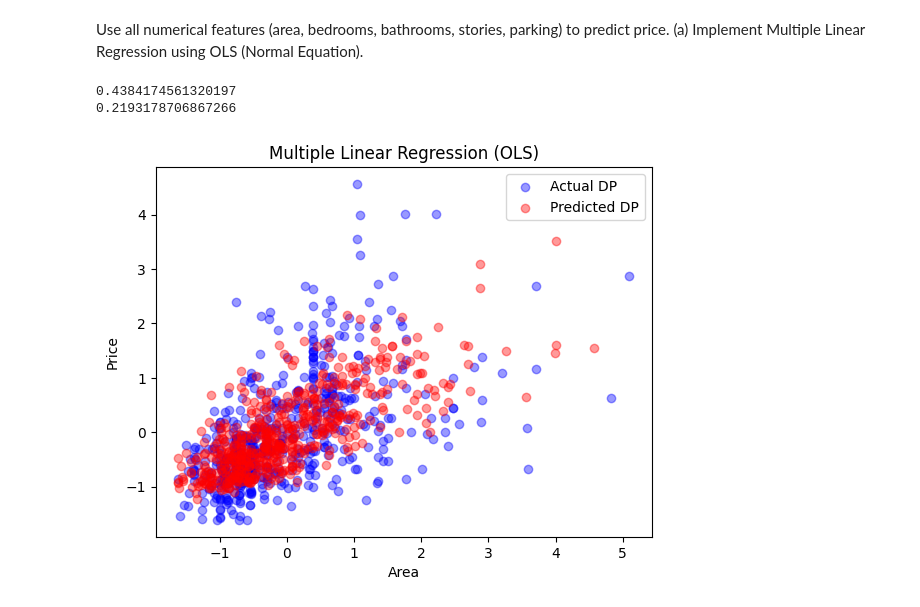
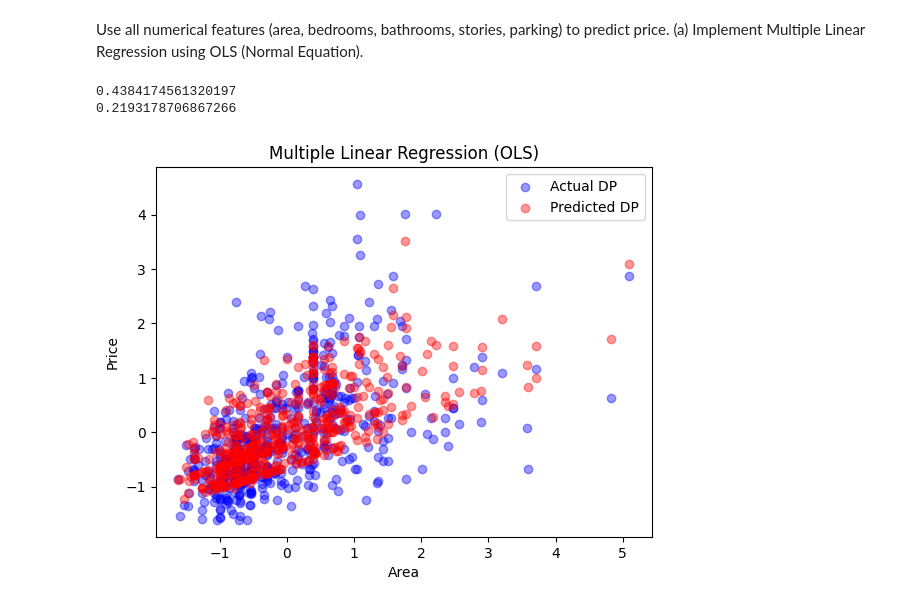
Before and after one commit to abhinandan2540/MLT-labwork, a Jupyter notebook: 26_aug_25/Q2_a.ipynb, the cells around one changed output. Cells and saved outputs as stored; diff of their text form; code cells hidden in the pictures.

```diff
--- a/26_aug_25/Q2_a.ipynb
+++ b/26_aug_25/Q2_a.ipynb
@@ -18,32 +18,32 @@ y_pn=np.array(csv_data['price'])
 x = (x_pn-np.mean(x_pn, axis=0))/np.std(x_pn, axis=0)
 y = (y_pn-np.mean(y_pn))/np.std(y_pn)
 
 
 # for cofficient matrix
 x_transpose=np.transpose(x)
 x_transpose_x=np.dot(x_transpose,x)
 x_transpose_y=np.dot(x_transpose,y)
 x_transpose_x_inv=np.linalg.inv(x_transpose_x)
 beta_cofficient=np.dot(x_transpose_x_inv,x_transpose_y)
 
 # predicted value
 y_prediction=np.dot(x,beta_cofficient)
 
 # model evaluation
 mse = mean_squared_error(y_prediction,y)
 r2=r2_score(y_prediction,y)
 print(mse)
 print(r2)
 
 # plotting
 plt.scatter(x[:,0],y,color='blue',alpha=0.4,label='Actual DP')
-plt.scatter(y,y_prediction,color='red',alpha=0.4,label='Predicted DP')
+plt.scatter(x[:,0],y_prediction,color='red',alpha=0.4,label='Predicted DP')
 plt.legend()
 plt.xlabel('Area')
 plt.ylabel('Price')
 plt.title('Multiple Linear Regression (OLS)')
 plt.show()
 # %% [output]
 0.4384174561320197
 0.2193178706867266
-[figure, old version]
+[figure, new version]
```
